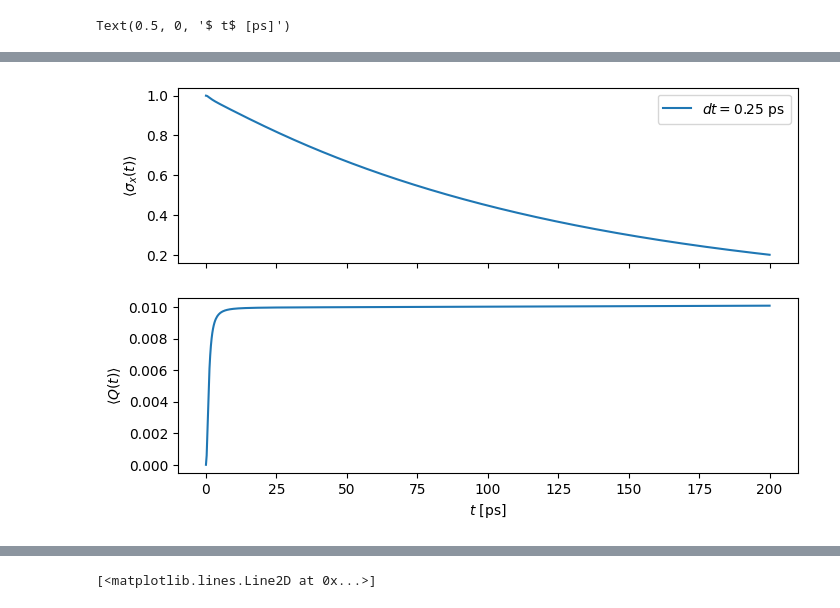
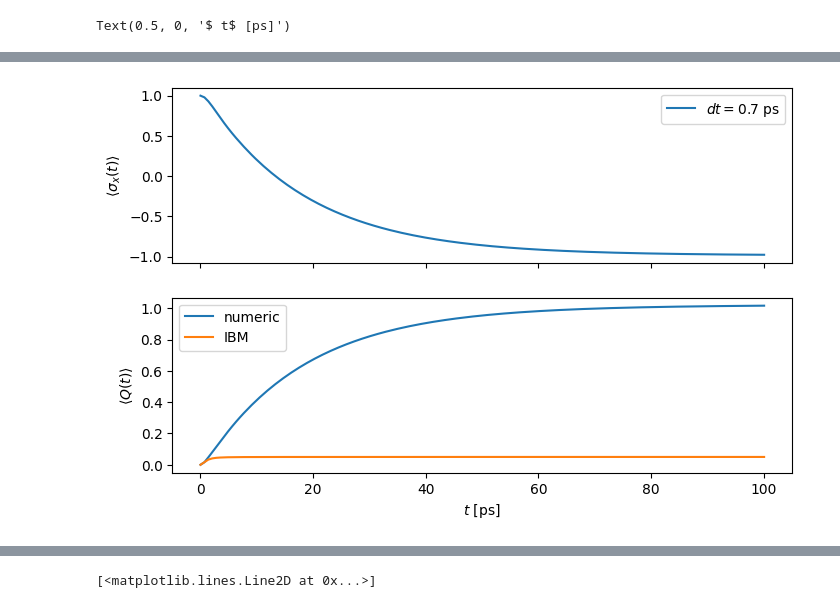
Before and after one commit to ebutler414/OQuPy, a Jupyter notebook: lower_coupling.ipynb, the cells around one changed output, grey strips where cells are left out. Saved outputs shown, nothing was run; the diff lists cells and outputs as text; code cells hidden in the pictures.

```diff
--- a/lower_coupling.ipynb
+++ b/lower_coupling.ipynb
@@ -29,41 +31,30 @@ def hamiltonian_param(hx):
     return hx*oqupy.operators.sigma("x")/2
 # %%
 
-t_prot=200
+t_prot=100
 fig, axs = plt.subplots(2, figsize=(8, 5), sharex=True)
 epsrel=10**(-8)
 tcut=30
-dt=0.25
-folder='results/processtensors'
-file_name1=os.path.join(folder,'processtensor_dt={0}_ps={1}_tcut={2}'.format(dt,np.round(np.log10(epsrel),1),tcut))
+dt=0.7
+u=0.01
+
+file_name1=os.path.join(folder,'processtensor_dt={0}_ps={1}_tcut={2}_alpha=0.05'.format(dt,np.round(np.log10(epsrel),1),tcut))
 with open(file_name1,'rb') as f:
     pt=dill.load(f)
 
-file_name1=os.path.join(folder,'processtensorCF_dt={0}_ps={1}_tcut={2}'.format(dt,np.round(np.log10(epsrel),1),tcut))
+file_name1=os.path.join(folder,'processtensorCF_dt={0}_ps={1}_tcut={2}_alpha=0.05'.format(dt,np.round(np.log10(epsrel),1),tcut))
 with open(file_name1,'rb') as f:
     ptcf=dill.load(f)
 #system = oqupy.TimeDependentSystem(hamiltonian_t)
 system=oqupy.ParameterizedSystem(hamiltonian_param)
 
+alpha=0.05
+omega_c=1
 
 num_steps = int(np.round(t_prot / dt))
-hx=np.zeros(2*num_steps)
+hx=np.ones(2*num_steps)
 hx=np.vstack(hx)
-'''
-dynamics = oqupy.compute_dynamics(
-    process_tensor=pt,
-    system=system,
-    initial_state=Rho_0,
-    start_time=0,
-    num_steps=num_steps)
 
-dynamicscf = oqupy.compute_dynamics(
-    process_tensor=ptcf,
-    system=system,
-    initial_state=Rho_0,
-    start_time=0,
-    num_steps=num_steps)
-'''
 grad=oqupy.state_gradient(
     process_tensors=[pt],
     system=system,
@@ -81,19 +72,24 @@ initial_state=Rho_0,
 start_time=0,
 num_steps=num_steps,
 parameters=hx,
-target_derivative=-1j*np.identity(2)/0.01
+target_derivative=-1j*np.identity(2)/u
 )
 
+def IBM_heat_ohmic(t):
+    return (alpha*omega_c**3 * t**2 )/(1+ omega_c**3 * t**2)
+0
 dynamics=grad['dynamics']
 dynamicscf=gradcf['dynamics']
 
 
 t,final_x = dynamics.expectations(op.sigma('x'), real=True)
-final_Q = dynamicscf.states.trace(axis1=1, axis2=2).imag / 0.01
+final_Q = dynamicscf.states.trace(axis1=1, axis2=2).imag / u
 axs[0].plot(t,final_x,'-',label=r'$dt={0}$ ps'.format(dt))
-axs[1].plot(t,final_Q,'-')
+axs[1].plot(t,final_Q,'-',label='numeric')
+axs[1].plot(t,IBM_heat_ohmic(t),label='IBM')
 
 axs[0].legend()
+axs[1].legend()
 axs[0].set_ylabel(r'$\langle \sigma_x (t) \rangle$')
 axs[1].set_ylabel(r'$\langle Q (t) \rangle$')
 axs[1].set_xlabel(r'$ t$ [ps]')
@@ -121 +116 @@ Text(0.5, 0, '$ t$ [ps]')
-[figure, old version]
+[figure, new version]
```
Also changed, not shown: parts of 3 cells of this notebook, 1 other file.
